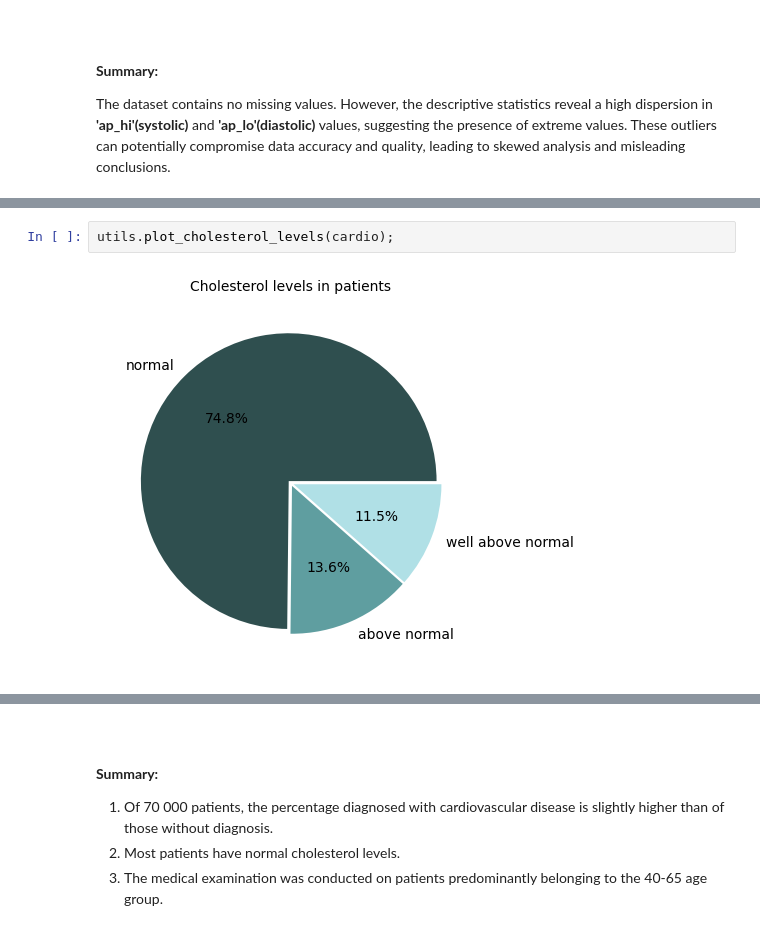
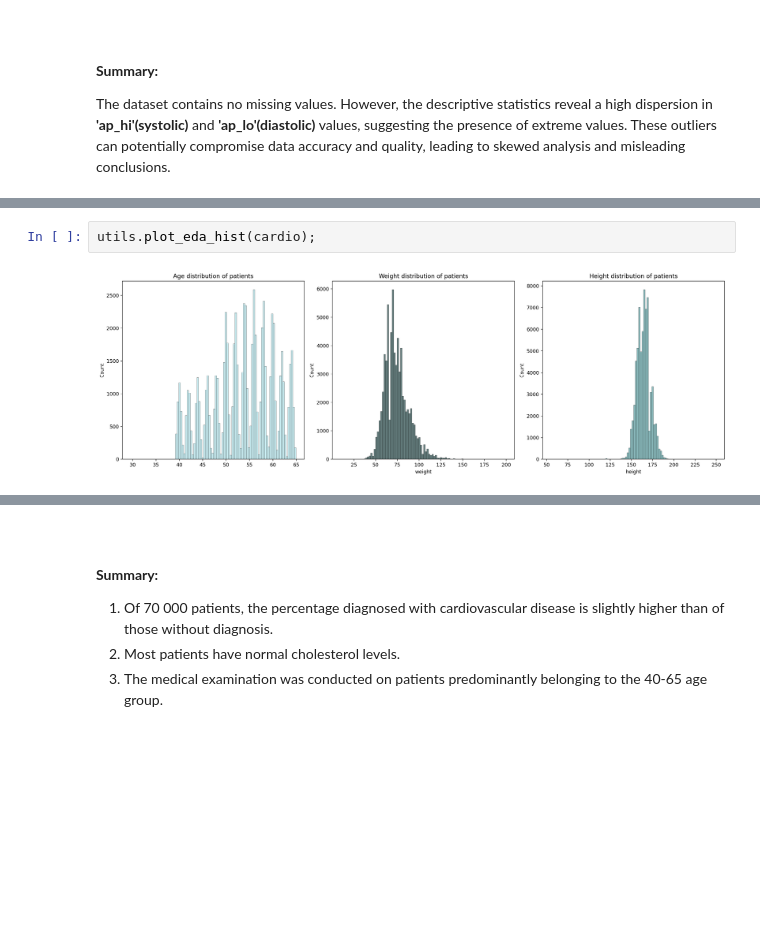
Before and after one commit to KatjaParak/Machine-learning, a Jupyter notebook: report.ipynb, the cells around one changed output, grey strips where cells are left out. Drawn from its saved outputs; the diff is of its cells as text; blank space fills up the shorter version.

```diff
--- a/report.ipynb
+++ b/report.ipynb
@@ -68,4 +68,4 @@ utils.plot_presence_absence(cardio);
 # %%
-utils.plot_cholesterol_levels(cardio);
+utils.plot_eda_hist(cardio);
 # %% [output]
-[figure, old version]
+[figure, new version]
```
Also changed, not shown: parts of 15 cells of this notebook.
